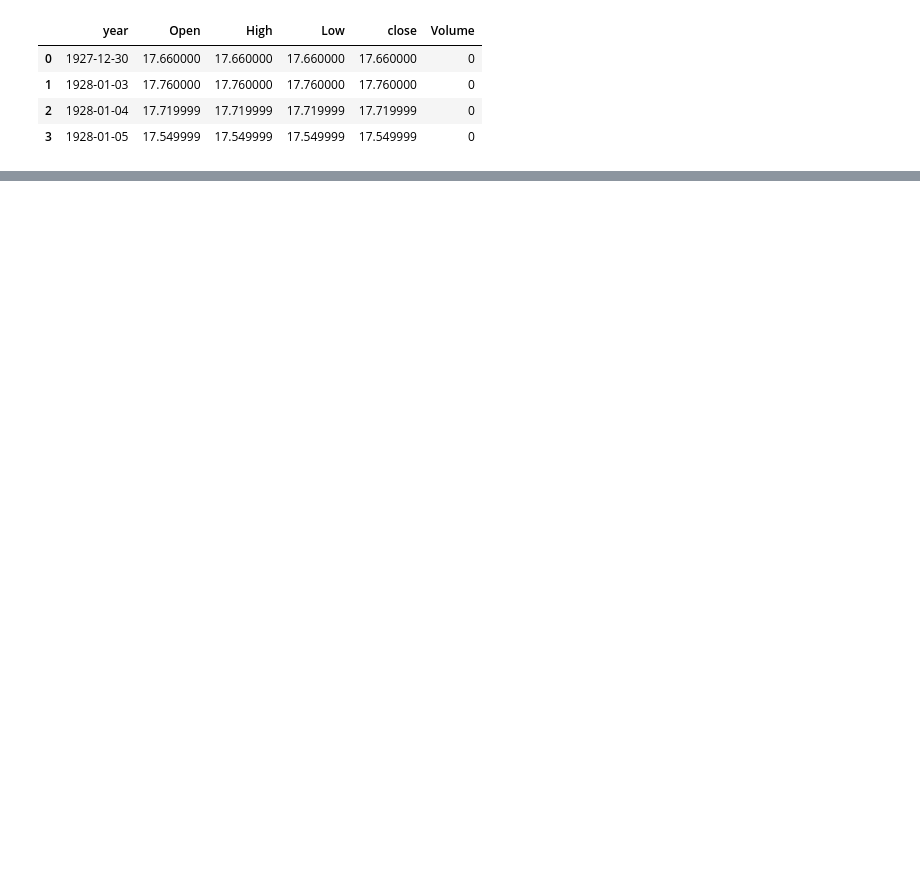
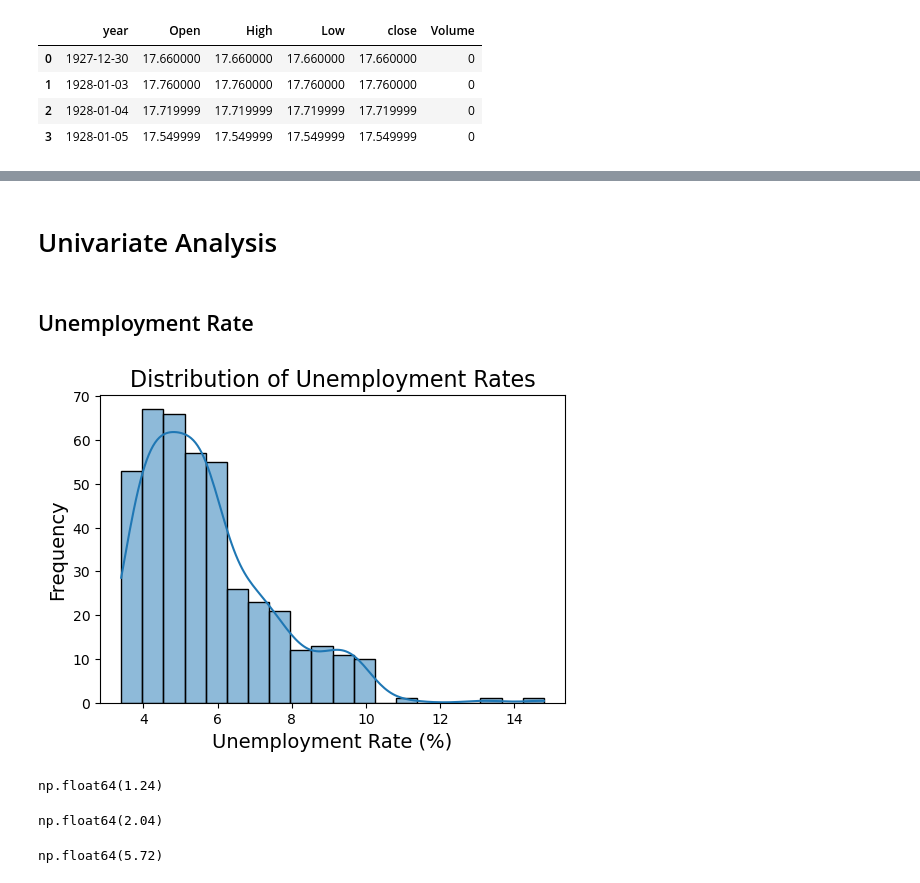
Before and after one commit to abhishek-chattopadhyay/project-2-financial-analysis, a Jupyter notebook: code/economic_data_analysis.ipynb, the cells around one changed output, grey strips where cells are left out. Drawn from its saved outputs; the diff is of its cells as text; code cells hidden in the pictures; blank space fills up the shorter version.

```diff
--- a/code/economic_data_analysis.ipynb
+++ b/code/economic_data_analysis.ipynb
@@ -471,0 +532,9 @@ Length: 10213, dtype: float64
+# %%
+for i in range(0, len(df1["imports"]), 3):
+    try:
+        del_x = (df1["imports"][i+3] - df1["imports"][i])/3
+    except KeyError:
+        break
+    else:
+        df1.loc[i+1, "imports"] = df1["imports"][i] + del_x
+        df1.loc[i+2, "imports"] = df1["imports"][i] + 2 * del_x
@@ -471,0 +557,9 @@ Length: 10213, dtype: float64
+# %%
+for i in range(0, len(df1["gdp"]), 3):
+    try:
+        del_x = (df1["gdp"][i+3] - df1["gdp"][i])/3
+    except KeyError:
+        break
+    else:
+        df1.loc[i+1, "gdp"] = df1["gdp"][i] + del_x
+        df1.loc[i+2, "gdp"] = df1["gdp"][i] + 2 * del_x
@@ -471,0 +657,2 @@ Length: 10213, dtype: float64
+# %%
+df1["ten_year_yield"] = df1["ten_year_yield"].ffill()
@@ -471,0 +730,3 @@ Length: 10213, dtype: float64
+# %%
+df_final = df1.iloc[-420:-3]
+df_final
@@ -471,0 +788,29 @@ Length: 10213, dtype: float64
+# %% [markdown]
+# Univariate Analysis
+# %% [markdown]
+## Unemployment Rate
+# %%
+# histogram
+plt.figure(figsize=(6, 4))
+sns.histplot(df_final["unemployment"], bins=20, kde=True)
+plt.title("Distribution of Unemployment Rates", fontsize=16)
+plt.xlabel("Unemployment Rate (%)", fontsize=14)
+plt.ylabel("Frequency", fontsize=14)
+plt.show()
+# %% [output]
+[figure, added]
+# %%
+# skewness
+df_final["unemployment"].skew().round(2)
+# %% [output]
+np.float64(1.24)
+# %%
+# kurtosis
+df_final["unemployment"].kurtosis().round(2)
+# %% [output]
+np.float64(2.04)
+# %%
+# mean
+df_final["unemployment"].mean().round(2)
+# %% [output]
+np.float64(5.72)
```
Also changed, not shown: parts of 88 cells of this notebook.
